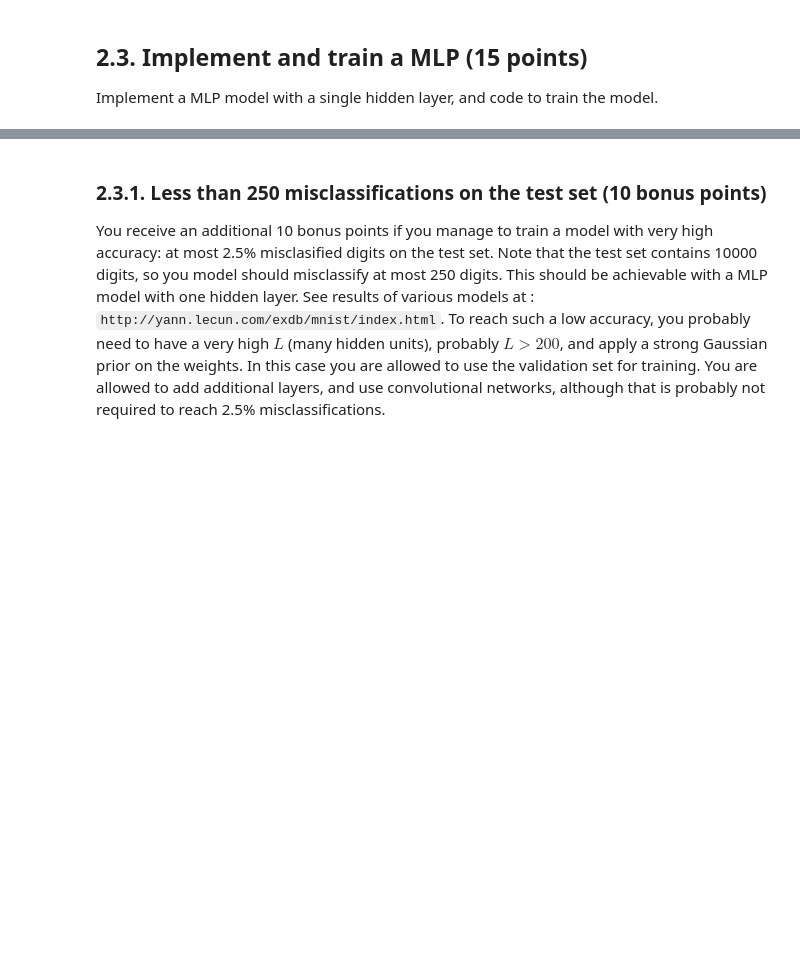
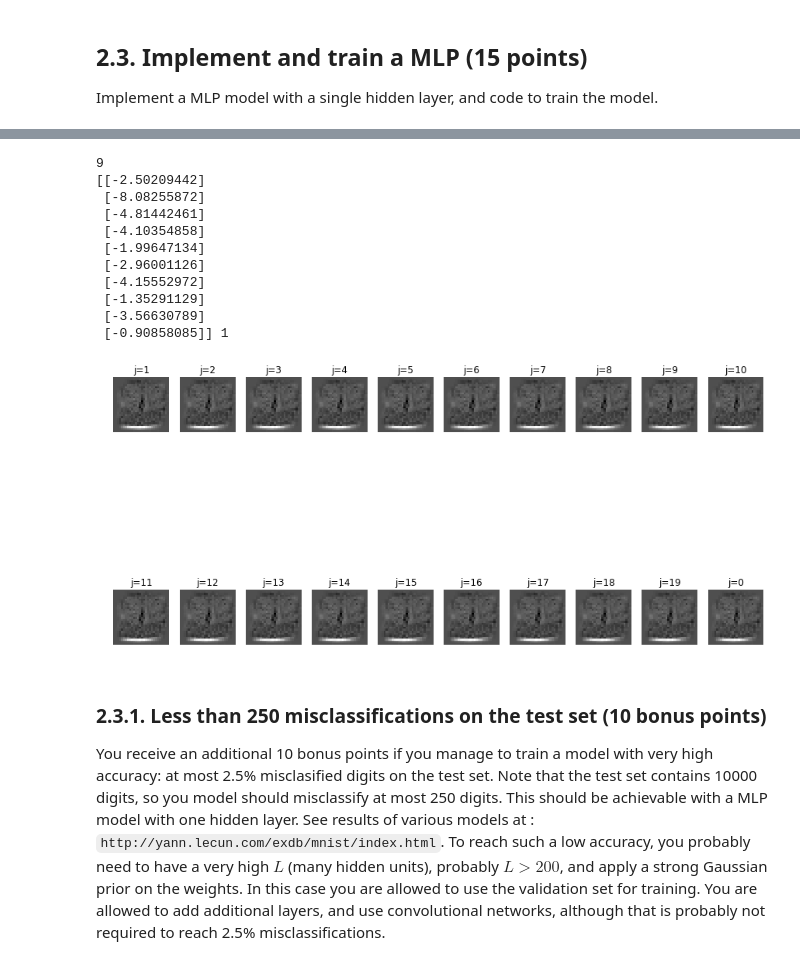
Before and after one commit to basveeling/ml1labs, a Jupyter notebook: Lab2.ipynb, the cells around one changed output, grey strips where cells are left out. Drawn from its saved outputs; the diff is of its cells as text; code cells hidden in the pictures; blank space fills up the shorter version.

```diff
--- a/Lab2.ipynb
+++ b/Lab2.ipynb
@@ -617,3 +594,24 @@ ValueError: matrices are not aligned
+# %%
+i = 3
+x = x_valid[i]
+t = t_valid[i]
+log_p, h = log_partial(x, w, b, v, a)
+print t
+print log_p, np.argmin(log_p)
+plot_weights(v, numcols=10)
+# %% [output]
+9
+[[-2.50209442]
+ [-8.08255872]
+ [-4.81442461]
+ [-4.10354858]
+ [-1.99647134]
+ [-2.96001126]
+ [-4.15552972]
+ [-1.35291129]
+ [-3.56630789]
+ [-0.90858085]] 1
+[figure, added]
 # %% [markdown]
 ### 2.3.1. Less than 250 misclassifications on the test set (10 bonus points)
 
```
Also changed, not shown: parts of 2 cells of this notebook.
